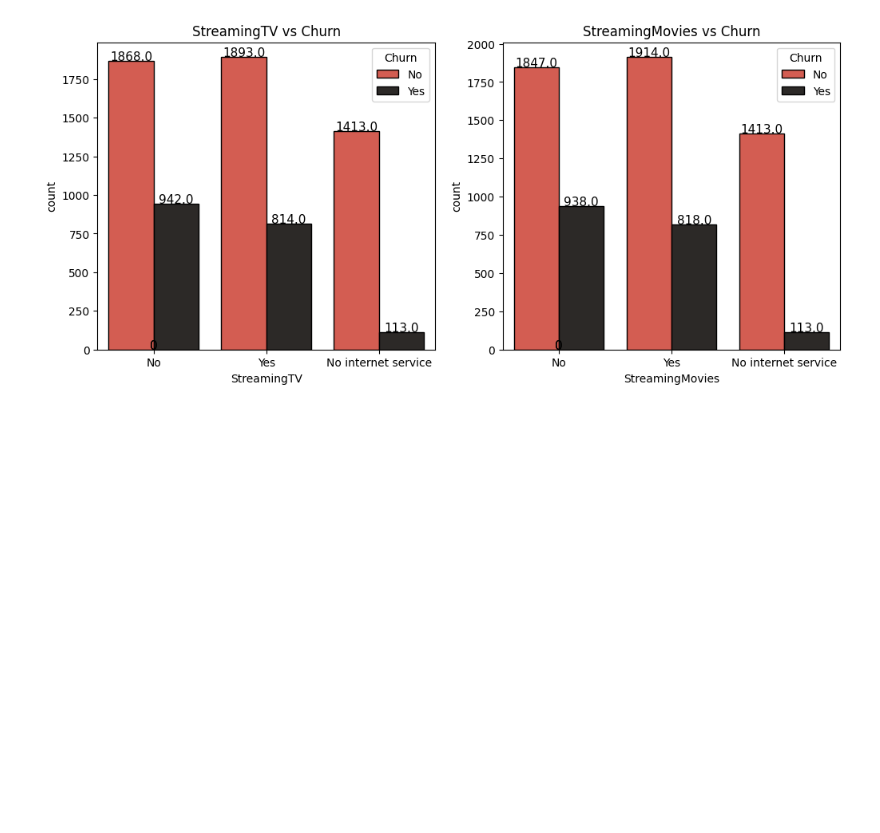
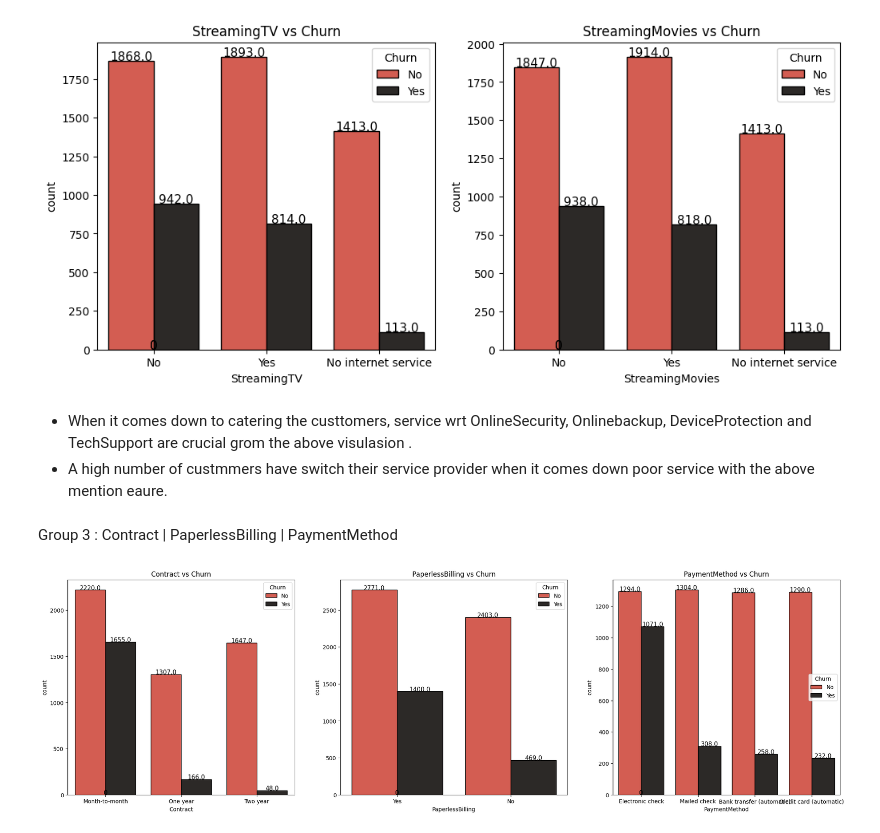
Before and after one commit to Bhupendra-glitch/Customer-Segmentation-Retention, a Jupyter notebook: Telco_Customer_Churn.ipynb, the cells around one changed output. Drawn from its saved outputs; the diff is of its cells as text; code cells hidden in the pictures; blank space fills up the shorter version.

```diff
--- a/Telco_Customer_Churn.ipynb
+++ b/Telco_Customer_Churn.ipynb
@@ -315,3 +315,33 @@ for i in range(len(l2[3:5])):
 [figure]
 [figure]
 [figure]
+# %% [markdown]
+* When it comes down to catering the custtomers, service wrt OnlineSecurity, Onlinebackup, DeviceProtection and TechSupport are crucial grom the above visulasion .
+* A high number of custmmers have switch their service provider when it comes down poor service with the above mention eaure.
+# %% [markdown]
+Group 3 : Contract | PaperlessBilling | PaymentMethod
+# %%
+fig = plt.subplots(nrows = 1,ncols = 3,figsize = (25,7))
+
+plt.subplot(1,3,1)
+ax = sns.countplot(x=l3[0],data = data,hue = "Churn",palette = colors,edgecolor = 'black')
+for rect in ax.patches:
+    ax.text(rect.get_x() + rect.get_width() / 2, rect.get_height() + 2, rect.get_height(), horizontalalignment='center', fontsize = 11)
+title = l3[0] + ' vs Churn'
+plt.title(title);
+
+plt.subplot(1,3,2)
+ax = sns.countplot(x=l3[1],data = data,hue = "Churn",palette = colors,edgecolor = 'black')
+for rect in ax.patches:
+    ax.text(rect.get_x() + rect.get_width() / 2, rect.get_height() + 2, rect.get_height(), horizontalalignment='center', fontsize = 11)
+title = l3[1] + ' vs Churn'
+plt.title(title);
+
+plt.subplot(1,3,3)
+ax = sns.countplot(x=l3[2],data = data,hue = "Churn",palette = colors,edgecolor = 'black')
+for rect in ax.patches:
+    ax.text(rect.get_x() + rect.get_width() / 2, rect.get_height() + 2, rect.get_height(), horizontalalignment='center', fontsize = 11)
+title = l3[2] + ' vs Churn'
+plt.title(title);
+# %% [output]
+[figure, added]
```
Also changed, not shown: parts of 2 cells of this notebook.
